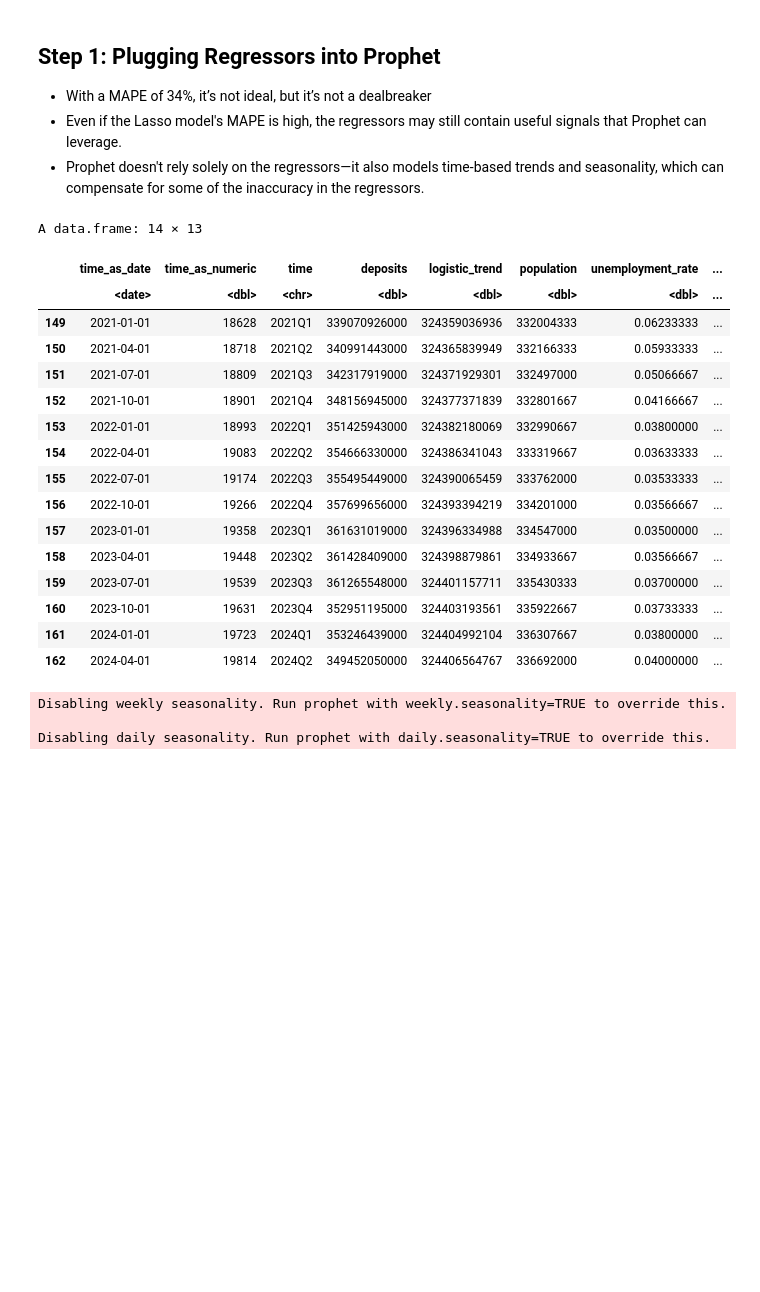
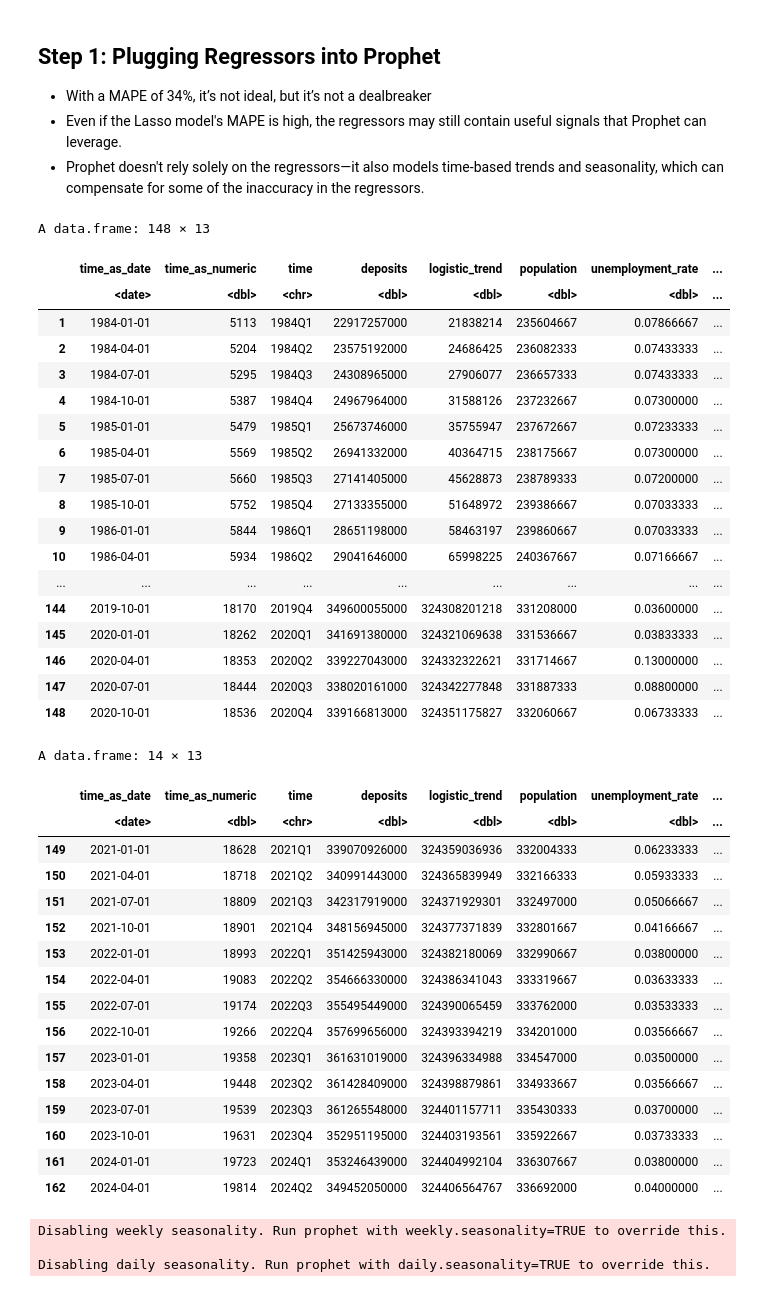
Before and after one commit to nzarama-kouadio/DUKE_MIDS_QFC_Final_Project, a Jupyter notebook: model_prediction/prophet_model.ipynb, the cells around one changed output. Drawn from its saved outputs; the diff is of its cells as text; code cells hidden in the pictures; blank space fills up the shorter version.

```diff
--- a/model_prediction/prophet_model.ipynb
+++ b/model_prediction/prophet_model.ipynb
@@ -662,35 +684,49 @@ print(MAPE)
 - Prophet doesn't rely solely on the regressors—it also models time-based trends and seasonality, which can compensate for some of the inaccuracy in the regressors.
 # %%
 # Step 1: Split Data between training and test data
-train_data_2 <- deposit_regr
-
-
-
-
-time_as_date <= "2020-12-31", ]  # Training data: 1984 Q1 to 2020 Q4
+train_data_2 <- deposit_regressor_data[deposit_regressor_data$time_as_date <= "2020-12-31", ]  # Training data: 1984 Q1 to 2020 Q4
 test_data_2 <- deposit_regressor_data[deposit_regressor_data$time_as_date > "2020-12-31", ]  # Testing data: 2021 Q1 to 2024 Q2
 
 # Check
-#View(train_data_2)
+View(train_data_2)
 View(test_data_2)
 # %% [output]
-A data.frame: 14 × 13
+A data.frame: 148 × 13
 |  | time_as_date | time_as_numeric | time | deposits | logistic_trend | population | unemployment_rate | ... |
 |  | <date> | <dbl> | <chr> | <dbl> | <dbl> | <dbl> | <dbl> | ... |
-| 149 | 2021-01-01 | 18628 | 2021Q1 | 339070926000 | 324359036936 | 332004333 | 0.06233333 | ... |
-| 150 | 2021-04-01 | 18718 | 2021Q2 | 340991443000 | 324365839949 | 332166333 | 0.05933333 | ... |
-| 151 | 2021-07-01 | 18809 | 2021Q3 | 342317919000 | 324371929301 | 332497000 | 0.05066667 | ... |
-| 152 | 2021-10-01 | 18901 | 2021Q4 | 348156945000 | 324377371839 | 332801667 | 0.04166667 | ... |
-| 153 | 2022-01-01 | 18993 | 2022Q1 | 351425943000 | 324382180069 | 332990667 | 0.03800000 | ... |
-| 154 | 2022-04-01 | 19083 | 2022Q2 | 354666330000 | 324386341043 | 333319667 | 0.03633333 | ... |
-| 155 | 2022-07-01 | 19174 | 2022Q3 | 355495449000 | 324390065459 | 333762000 | 0.03533333 | ... |
-| 156 | 2022-10-01 | 19266 | 2022Q4 | 357699656000 | 324393394219 | 334201000 | 0.03566667 | ... |
-| 157 | 2023-01-01 | 19358 | 2023Q1 | 361631019000 | 324396334988 | 334547000 | 0.03500000 | ... |
-| 158 | 2023-04-01 | 19448 | 2023Q2 | 361428409000 | 324398879861 | 334933667 | 0.03566667 | ... |
-| 159 | 2023-07-01 | 19539 | 2023Q3 | 361265548000 | 324401157711 | 335430333 | 0.03700000 | ... |
-| 160 | 2023-10-01 | 19631 | 2023Q4 | 352951195000 | 324403193561 | 335922667 | 0.03733333 | ... |
-| 161 | 2024-01-01 | 19723 | 2024Q1 | 353246439000 | 324404992104 | 336307667 | 0.03800000 | ... |
-| 162 | 2024-04-01 | 19814 | 2024Q2 | 349452050000 | 324406564767 | 336692000 | 0.04000000 | ... |
+| 1 | 1984-01-01 | 5113 | 1984Q1 | 22917257000 | 21838214 | 235604667 | 0.07866667 | ... |
+| 2 | 1984-04-01 | 5204 | 1984Q2 | 23575192000 | 24686425 | 236082333 | 0.07433333 | ... |
+| 3 | 1984-07-01 | 5295 | 1984Q3 | 24308965000 | 27906077 | 236657333 | 0.07433333 | ... |
+| 4 | 1984-10-01 | 5387 | 1984Q4 | 24967964000 | 31588126 | 237232667 | 0.07300000 | ... |
+| 5 | 1985-01-01 | 5479 | 1985Q1 | 25673746000 | 35755947 | 237672667 | 0.07233333 | ... |
+| 6 | 1985-04-01 | 5569 | 1985Q2 | 26941332000 | 40364715 | 238175667 | 0.07300000 | ... |
+| 7 | 1985-07-01 | 5660 | 1985Q3 | 27141405000 | 45628873 | 238789333 | 0.07200000 | ... |
+| 8 | 1985-10-01 | 5752 | 1985Q4 | 27133355000 | 51648972 | 239386667 | 0.07033333 | ... |
+| 9 | 1986-01-01 | 5844 | 1986Q1 | 28651198000 | 58463197 | 239860667 | 0.07033333 | ... |
+| 10 | 1986-04-01 | 5934 | 1986Q2 | 29041646000 | 65998225 | 240367667 | 0.07166667 | ... |
+| ... | ... | ... | ... | ... | ... | ... | ... | ... |
+| 144 | 2019-10-01 | 18170 | 2019Q4 | 349600055000 | 324308201218 | 331208000 | 0.03600000 | ... |
+| 145 | 2020-01-01 | 18262 | 2020Q1 | 341691380000 | 324321069638 | 331536667 | 0.03833333 | ... |
+| 146 | 2020-04-01 | 18353 | 2020Q2 | 339227043000 | 324332322621 | 331714667 | 0.13000000 | ... |
+| 147 | 2020-07-01 | 18444 | 2020Q3 | 338020161000 | 324342277848 | 331887333 | 0.08800000 | ... |
+| 148 | 2020-10-01 | 18536 | 2020Q4 | 339166813000 | 324351175827 | 332060667 | 0.06733333 | ... |
+A data.frame: 14 × 13
+|  | time_as_date | time_as_numeric | time | deposits | logistic_trend | population | unemployment_rate | ... |
+|  | <date> | <dbl> | <chr> | <dbl> | <dbl> | <dbl> | <dbl> | ... |
+| 149 | 2021-01-01 | 18628 | 2021Q1 | 339070926000 | 324359036936 | 332004333 | 0.06233333 | ... |
+| 150 | 2021-04-01 | 18718 | 2021Q2 | 340991443000 | 324365839949 | 332166333 | 0.05933333 | ... |
+| 151 | 2021-07-01 | 18809 | 2021Q3 | 342317919000 | 324371929301 | 332497000 | 0.05066667 | ... |
+| 152 | 2021-10-01 | 18901 | 2021Q4 | 348156945000 | 324377371839 | 332801667 | 0.04166667 | ... |
+| 153 | 2022-01-01 | 18993 | 2022Q1 | 351425943000 | 324382180069 | 332990667 | 0.03800000 | ... |
+| 154 | 2022-04-01 | 19083 | 2022Q2 | 354666330000 | 324386341043 | 333319667 | 0.03633333 | ... |
+| 155 | 2022-07-01 | 19174 | 2022Q3 | 355495449000 | 324390065459 | 333762000 | 0.03533333 | ... |
+| 156 | 2022-10-01 | 19266 | 2022Q4 | 357699656000 | 324393394219 | 334201000 | 0.03566667 | ... |
+| 157 | 2023-01-01 | 19358 | 2023Q1 | 361631019000 | 324396334988 | 334547000 | 0.03500000 | ... |
+| 158 | 2023-04-01 | 19448 | 2023Q2 | 361428409000 | 324398879861 | 334933667 | 0.03566667 | ... |
+| 159 | 2023-07-01 | 19539 | 2023Q3 | 361265548000 | 324401157711 | 335430333 | 0.03700000 | ... |
+| 160 | 2023-10-01 | 19631 | 2023Q4 | 352951195000 | 324403193561 | 335922667 | 0.03733333 | ... |
+| 161 | 2024-01-01 | 19723 | 2024Q1 | 353246439000 | 324404992104 | 336307667 | 0.03800000 | ... |
+| 162 | 2024-04-01 | 19814 | 2024Q2 | 349452050000 | 324406564767 | 336692000 | 0.04000000 | ... |
 # %%
 # Step 2: Prepare data for prophet to work
 
```
Also changed, not shown: parts of 11 cells of this notebook.
